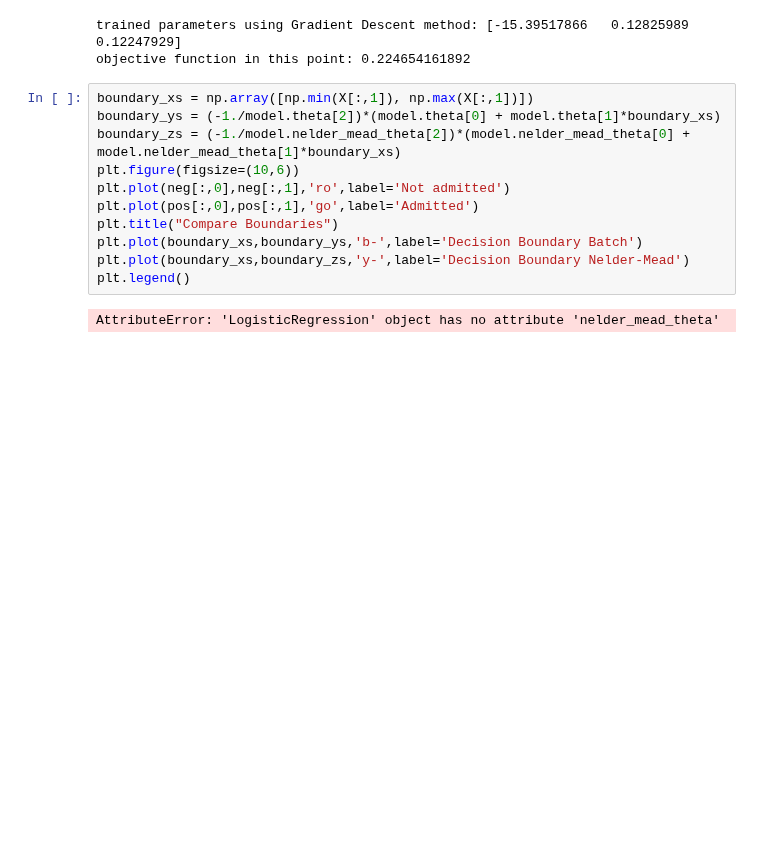
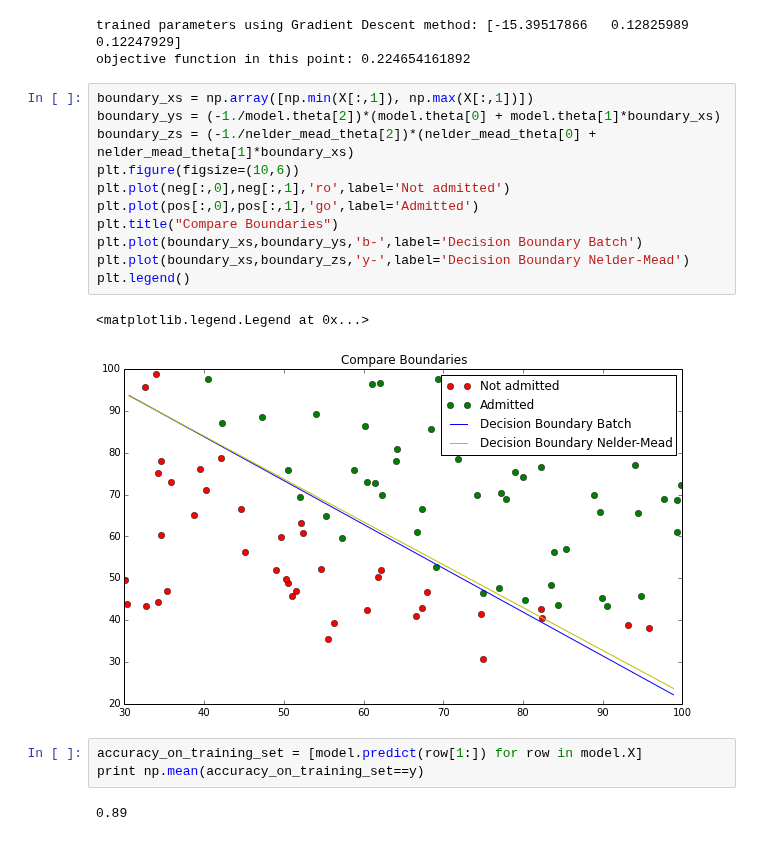
Before and after one commit to stand-by/MachineLearning_algorithms, a Jupyter notebook: examples/logistic_regression.ipynb, the cells around one changed output. Cells and saved outputs as stored; diff of their text form; blank space fills up the shorter version.

Commit message:
compute accuracy on training set for each approach

```diff
--- a/examples/logistic_regression.ipynb
+++ b/examples/logistic_regression.ipynb
@@ -75,13 +80,19 @@ objective function in this point: 0.224654161892
 # %%
 boundary_xs = np.array([np.min(X[:,1]), np.max(X[:,1])])
 boundary_ys = (-1./model.theta[2])*(model.theta[0] + model.theta[1]*boundary_xs)
-boundary_zs = (-1./model.nelder_mead_theta[2])*(model.nelder_mead_theta[0] + model.nelder_mead_theta[1]*boundary_xs)
+boundary_zs = (-1./nelder_mead_theta[2])*(nelder_mead_theta[0] + nelder_mead_theta[1]*boundary_xs)
 plt.figure(figsize=(10,6))
 plt.plot(neg[:,0],neg[:,1],'ro',label='Not admitted')
 plt.plot(pos[:,0],pos[:,1],'go',label='Admitted')
 plt.title("Compare Boundaries")
 plt.plot(boundary_xs,boundary_ys,'b-',label='Decision Boundary Batch')
 plt.plot(boundary_xs,boundary_zs,'y-',label='Decision Boundary Nelder-Mead')
 plt.legend()
 # %% [output]
-AttributeError: 'LogisticRegression' object has no attribute 'nelder_mead_theta'
+<matplotlib.legend.Legend at 0x...>
+[figure, added]
+# %%
+accuracy_on_training_set = [model.predict(row[1:]) for row in model.X]
+print np.mean(accuracy_on_training_set==y)
+# %% [output]
+0.89
```
Also changed, not shown: parts of 1 cell of this notebook.
